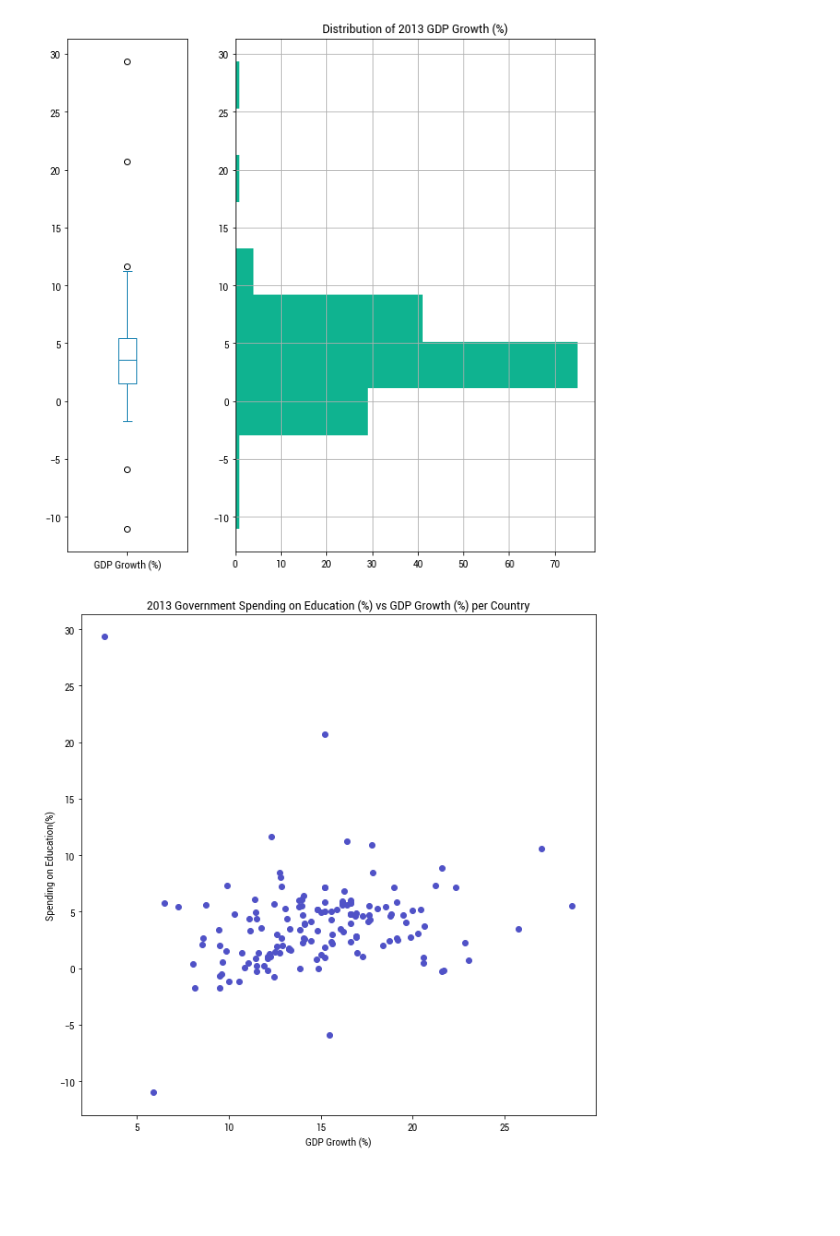
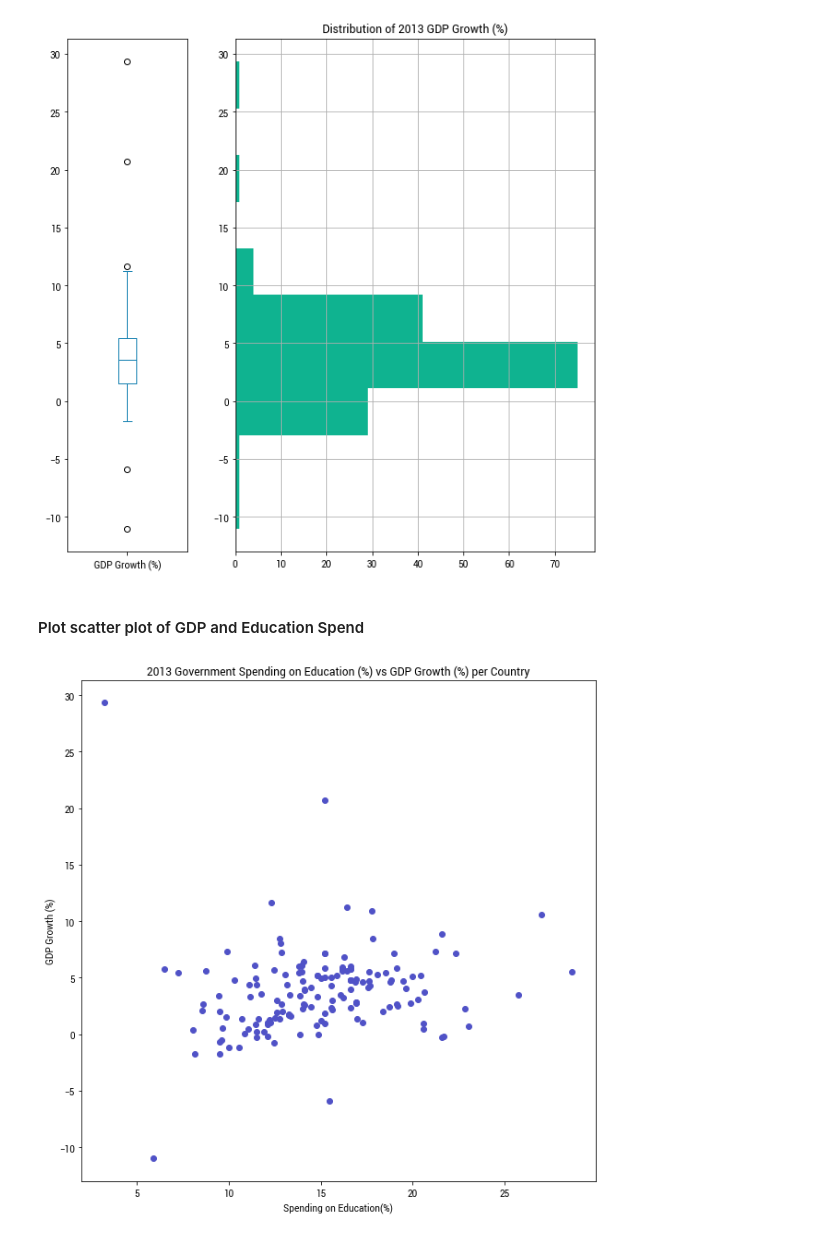
Before and after one commit to magtanggol03/dec130, a Jupyter notebook: notebooks/01 Regression Analysis.ipynb, the cells around one changed output. Cells and saved outputs as stored; diff of their text form; code cells hidden in the pictures; blank space fills up the shorter version.

```diff
--- a/notebooks/01 Regression Analysis.ipynb
+++ b/notebooks/01 Regression Analysis.ipynb
@@ -42,12 +54,14 @@ plt.title('Distribution of 2013 GDP Growth (%)') #set title
 plt.show()
 # %% [output]
 [figure]
+# %% [markdown]
+#### Plot scatter plot of GDP and Education Spend
 # %%
 plt.figure(figsize = (10,10))
 plt.scatter(x = merged_df['Spending on Education(%)'], y = merged_df['GDP Growth (%)'], color = col[0])
-plt.xlabel(merged_df.columns[1])
-plt.ylabel(merged_df.columns[0])
+plt.xlabel(merged_df.columns[0])
+plt.ylabel(merged_df.columns[1])
 plt.title('2013 Government Spending on Education (%) vs GDP Growth (%) per Country')
 plt.show()
 # %% [output]
-[figure, old version]
+[figure, new version]
```
Also changed, not shown: parts of 15 cells of this notebook, 5 other files.
